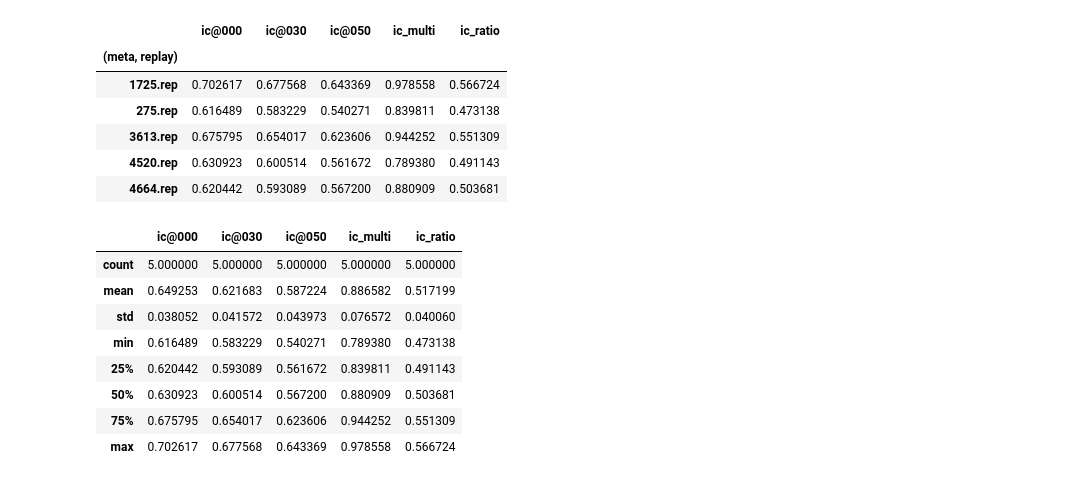
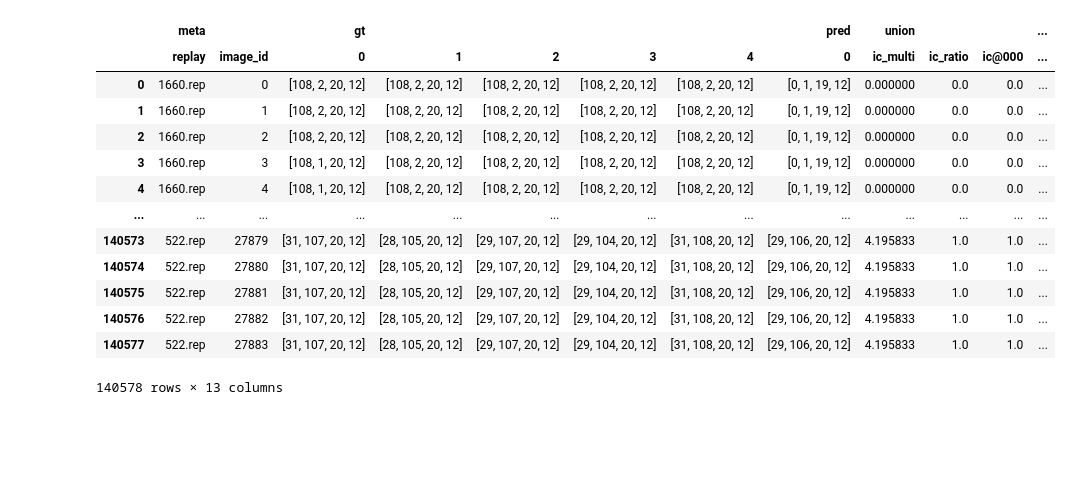
Before and after one commit to baecm/starcraft-vision, a Jupyter notebook: notebook/inference_viewer copy.ipynb, the cells around one changed output. Drawn from its saved outputs; the diff is of its cells as text; code cells hidden in the pictures; blank space fills up the shorter version.

```diff
--- a/notebook/inference_viewer copy.ipynb
+++ b/notebook/inference_viewer copy.ipynb
@@ -223,38 +206,0 @@ def add_gt_union_metrics(
-# %%
-result_inference = add_gt_union_metrics(
-    result_inference,
-    gt_cols = (("gt", "0"), ("gt", "1"), ("gt", "2"), ("gt", "3"), ("gt", "4")),
-    pred_cols = (("pred", "0"),),
-    use_bbox_size=False,
-    thresholds=(0.0, 0.3, 0.5)
-)
-# %%
-gt_cols = result_inference.columns[
-    result_inference.columns.get_level_values(0).str.startswith("gt_")
-]
-
-g = result_inference.groupby(("meta", "replay"))[gt_cols].mean()
-
-summary = g.T.groupby(level=1).mean().T
-
-summary
-# %% [output]
-|  | ic@000 | ic@030 | ic@050 | ic_multi | ic_ratio |
-| (meta, replay) |  |  |  |  |  |
-| 1725.rep | 0.702617 | 0.677568 | 0.643369 | 0.978558 | 0.566724 |
-| 275.rep | 0.616489 | 0.583229 | 0.540271 | 0.839811 | 0.473138 |
-| 3613.rep | 0.675795 | 0.654017 | 0.623606 | 0.944252 | 0.551309 |
-| 4520.rep | 0.630923 | 0.600514 | 0.561672 | 0.789380 | 0.491143 |
-| 4664.rep | 0.620442 | 0.593089 | 0.567200 | 0.880909 | 0.503681 |
-# %%
-summary.describe()
-# %% [output]
-|  | ic@000 | ic@030 | ic@050 | ic_multi | ic_ratio |
-| count | 5.000000 | 5.000000 | 5.000000 | 5.000000 | 5.000000 |
-| mean | 0.649253 | 0.621683 | 0.587224 | 0.886582 | 0.517199 |
-| std | 0.038052 | 0.041572 | 0.043973 | 0.076572 | 0.040060 |
-| min | 0.616489 | 0.583229 | 0.540271 | 0.789380 | 0.473138 |
-| 25% | 0.620442 | 0.593089 | 0.561672 | 0.839811 | 0.491143 |
-| 50% | 0.630923 | 0.600514 | 0.567200 | 0.880909 | 0.503681 |
-| 75% | 0.675795 | 0.654017 | 0.623606 | 0.944252 | 0.551309 |
-| max | 0.702617 | 0.677568 | 0.643369 | 0.978558 | 0.566724 |
@@ -260,0 +264,7 @@ summary.describe()
+# %%
+def _union_metrics_worker(args):
+    (sub_df, gt_cols, pred_cols, grid_w, grid_h, orig_w, orig_h,
+     kernel_x, kernel_y, use_bbox_size, thresholds) = args
+    return union_metrics_singlepass(sub_df, gt_cols, pred_cols, grid_w, grid_h,
+                                    orig_w, orig_h, kernel_x, kernel_y,
+                                    use_bbox_size, thresholds)
@@ -260,0 +308,25 @@ summary.describe()
+# %%
+out = add_union_metrics_parallel(
+    result_inference,
+    gt_cols = (("gt", "0"), ("gt", "1"), ("gt", "2"), ("gt", "3"), ("gt", "4")),
+    pred_cols = (("pred", "0"),),
+    use_bbox_size=False,
+    thresholds=(0.0, 0.3, 0.5)
+)
+
+out
+# %% [output]
+|  | meta |  | gt |  |  |  |  | pred | union |  |  | ... |
+|  | replay | image_id | 0 | 1 | 2 | 3 | 4 | 0 | ic_multi | ic_ratio | ic@000 | ... |
+| 0 | 1660.rep | 0 | [108, 2, 20, 12] | [108, 2, 20, 12] | [108, 2, 20, 12] | [108, 2, 20, 12] | [108, 2, 20, 12] | [0, 1, 19, 12] | 0.000000 | 0.0 | 0.0 | ... |
+| 1 | 1660.rep | 1 | [108, 2, 20, 12] | [108, 2, 20, 12] | [108, 2, 20, 12] | [108, 2, 20, 12] | [108, 2, 20, 12] | [0, 1, 19, 12] | 0.000000 | 0.0 | 0.0 | ... |
+| 2 | 1660.rep | 2 | [108, 2, 20, 12] | [108, 2, 20, 12] | [108, 2, 20, 12] | [108, 2, 20, 12] | [108, 2, 20, 12] | [0, 1, 19, 12] | 0.000000 | 0.0 | 0.0 | ... |
+| 3 | 1660.rep | 3 | [108, 1, 20, 12] | [108, 2, 20, 12] | [108, 2, 20, 12] | [108, 2, 20, 12] | [108, 2, 20, 12] | [0, 1, 19, 12] | 0.000000 | 0.0 | 0.0 | ... |
+| 4 | 1660.rep | 4 | [108, 1, 20, 12] | [108, 2, 20, 12] | [108, 2, 20, 12] | [108, 2, 20, 12] | [108, 2, 20, 12] | [0, 1, 19, 12] | 0.000000 | 0.0 | 0.0 | ... |
+| ... | ... | ... | ... | ... | ... | ... | ... | ... | ... | ... | ... | ... |
+| 140573 | 522.rep | 27879 | [31, 107, 20, 12] | [28, 105, 20, 12] | [29, 107, 20, 12] | [29, 104, 20, 12] | [31, 108, 20, 12] | [29, 106, 20, 12] | 4.195833 | 1.0 | 1.0 | ... |
+| 140574 | 522.rep | 27880 | [31, 107, 20, 12] | [28, 105, 20, 12] | [29, 107, 20, 12] | [29, 104, 20, 12] | [31, 108, 20, 12] | [29, 106, 20, 12] | 4.195833 | 1.0 | 1.0 | ... |
+| 140575 | 522.rep | 27881 | [31, 107, 20, 12] | [28, 105, 20, 12] | [29, 107, 20, 12] | [29, 104, 20, 12] | [31, 108, 20, 12] | [29, 106, 20, 12] | 4.195833 | 1.0 | 1.0 | ... |
+| 140576 | 522.rep | 27882 | [31, 107, 20, 12] | [28, 105, 20, 12] | [29, 107, 20, 12] | [29, 104, 20, 12] | [31, 108, 20, 12] | [29, 106, 20, 12] | 4.195833 | 1.0 | 1.0 | ... |
+| 140577 | 522.rep | 27883 | [31, 107, 20, 12] | [28, 105, 20, 12] | [29, 107, 20, 12] | [29, 104, 20, 12] | [31, 108, 20, 12] | [29, 106, 20, 12] | 4.195833 | 1.0 | 1.0 | ... |
+140578 rows × 13 columns
```
Also changed, not shown: parts of 17 cells of this notebook.
